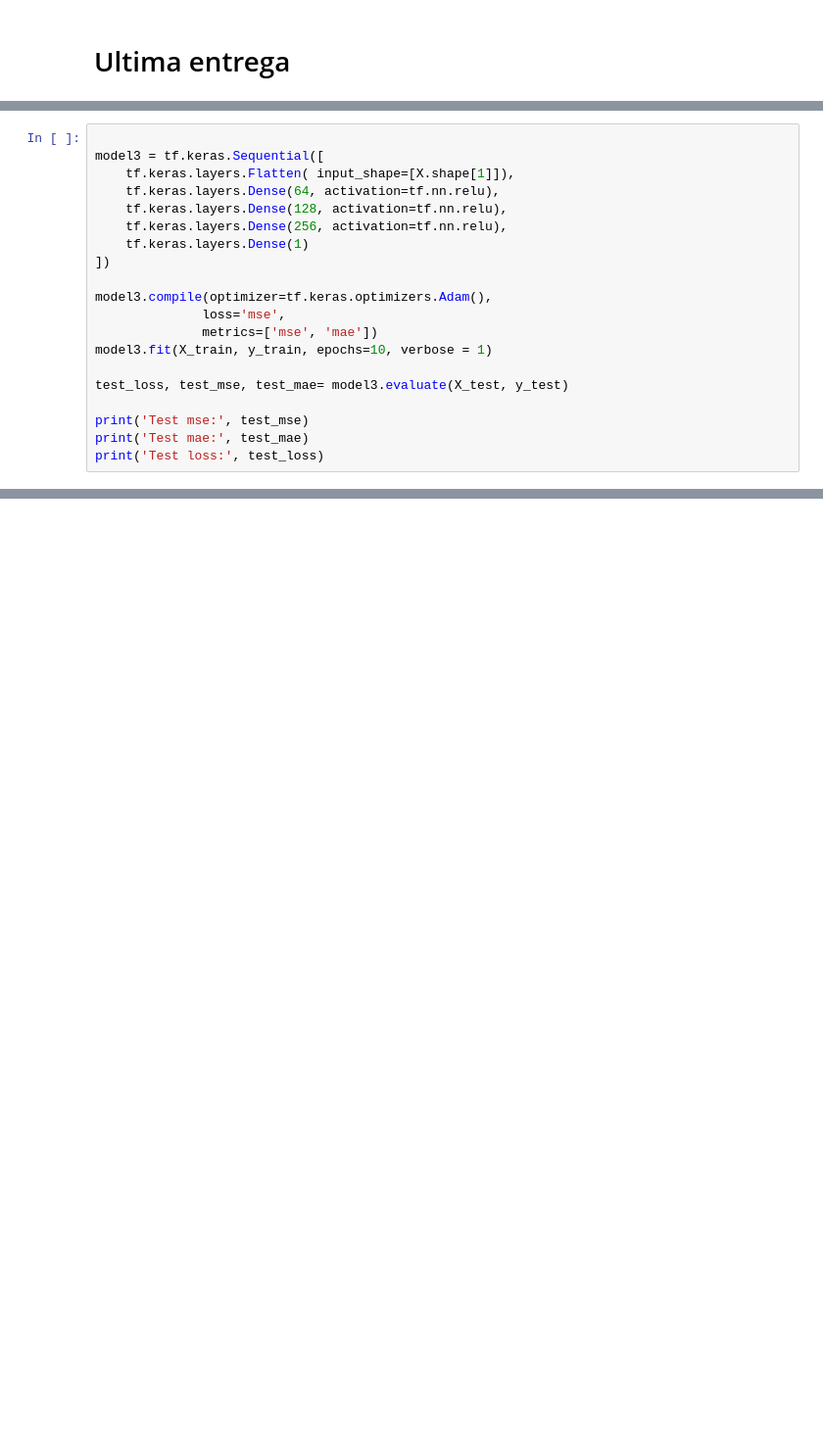
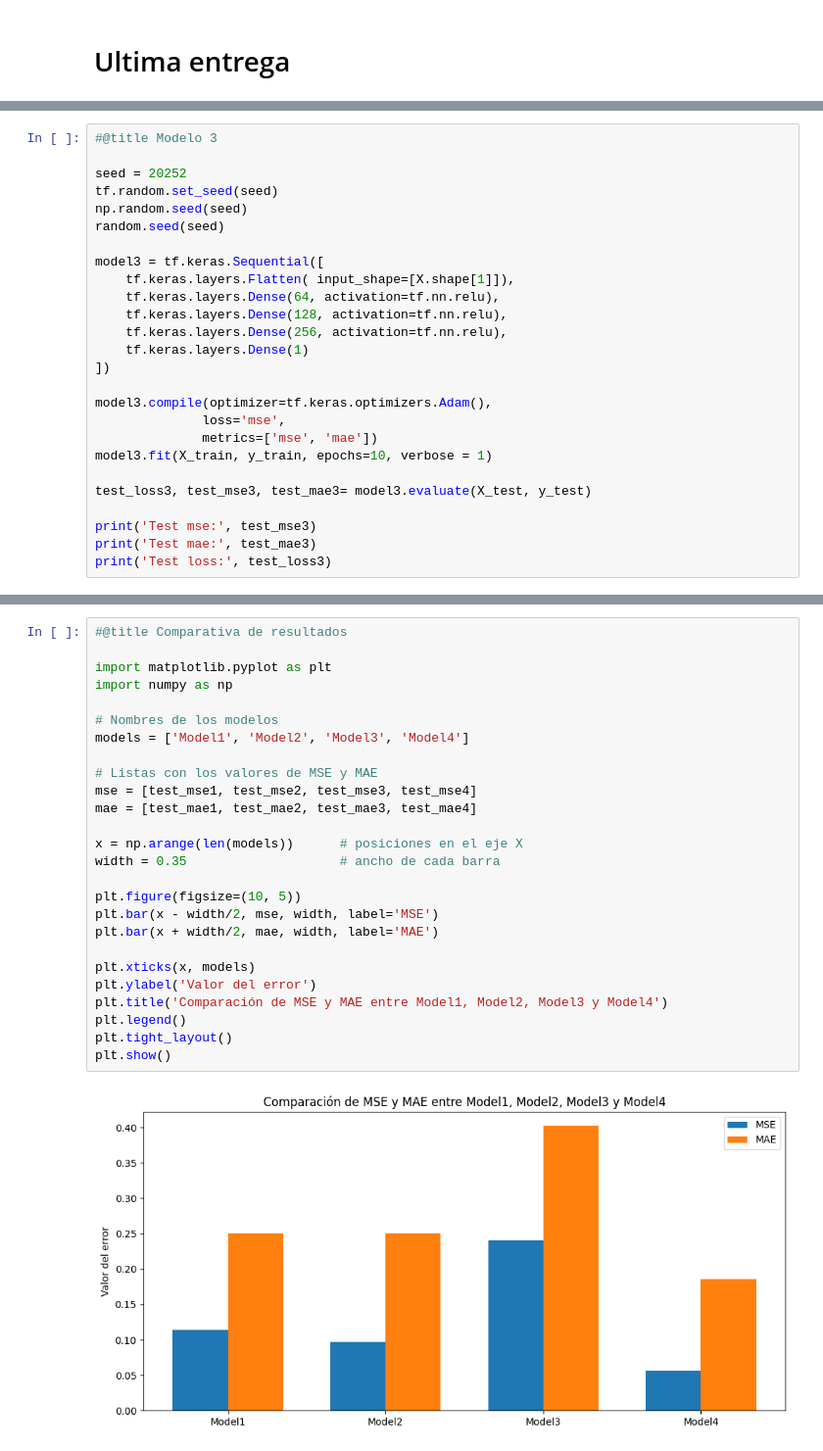
Before and after one commit to Tapr16/nba-netrating-regression, a Jupyter notebook: Proyecto_IA.ipynb, the cells around one changed output, grey strips where cells are left out. Shown at 98% size. Cells and saved outputs as stored; diff of their text form; blank space fills up the shorter version.

```diff
--- a/Proyecto_IA.ipynb
+++ b/Proyecto_IA.ipynb
@@ -447,4 +465,10 @@ Test loss: 0.1027664989233017
 # %%
+#@title Modelo 3
+
+seed = 20252
+tf.random.set_seed(seed)
+np.random.seed(seed)
+random.seed(seed)
 
 model3 = tf.keras.Sequential([
     tf.keras.layers.Flatten( input_shape=[X.shape[1]]),
@@ -459,10 +483,10 @@ model3.compile(optimizer=tf.keras.optimizers.Adam(),
               metrics=['mse', 'mae'])
 model3.fit(X_train, y_train, epochs=10, verbose = 1)
 
-test_loss, test_mse, test_mae= model3.evaluate(X_test, y_test)
+test_loss3, test_mse3, test_mae3= model3.evaluate(X_test, y_test)
 
-print('Test mse:', test_mse)
-print('Test mae:', test_mae)
-print('Test loss:', test_loss)
+print('Test mse:', test_mse3)
+print('Test mae:', test_mae3)
+print('Test loss:', test_loss3)
 # %% [output]
 Epoch 1/10
@@ -485,0 +555,28 @@ Test loss: 0.17263449728488922
+# %%
+#@title Comparativa de resultados
+
+import matplotlib.pyplot as plt
+import numpy as np
+
+# Nombres de los modelos
+models = ['Model1', 'Model2', 'Model3', 'Model4']
+
+# Listas con los valores de MSE y MAE
+mse = [test_mse1, test_mse2, test_mse3, test_mse4]
+mae = [test_mae1, test_mae2, test_mae3, test_mae4]
+
+x = np.arange(len(models))      # posiciones en el eje X
+width = 0.35                    # ancho de cada barra
+
+plt.figure(figsize=(10, 5))
+plt.bar(x - width/2, mse, width, label='MSE')
+plt.bar(x + width/2, mae, width, label='MAE')
+
+plt.xticks(x, models)
+plt.ylabel('Valor del error')
+plt.title('Comparación de MSE y MAE entre Model1, Model2, Model3 y Model4')
+plt.legend()
+plt.tight_layout()
+plt.show()
+# %% [output]
+[figure, added]
```
Also changed, not shown: parts of 7 cells of this notebook.
